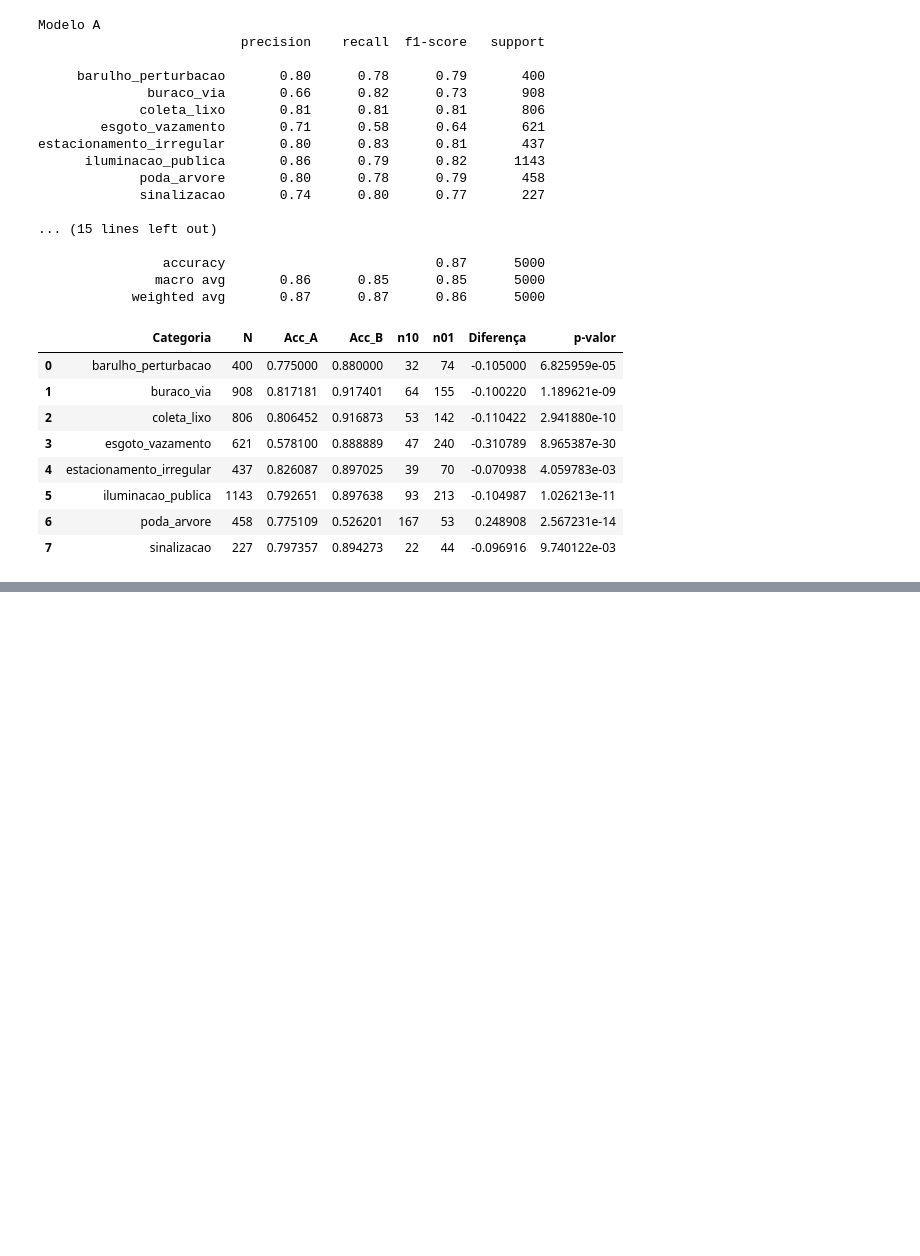
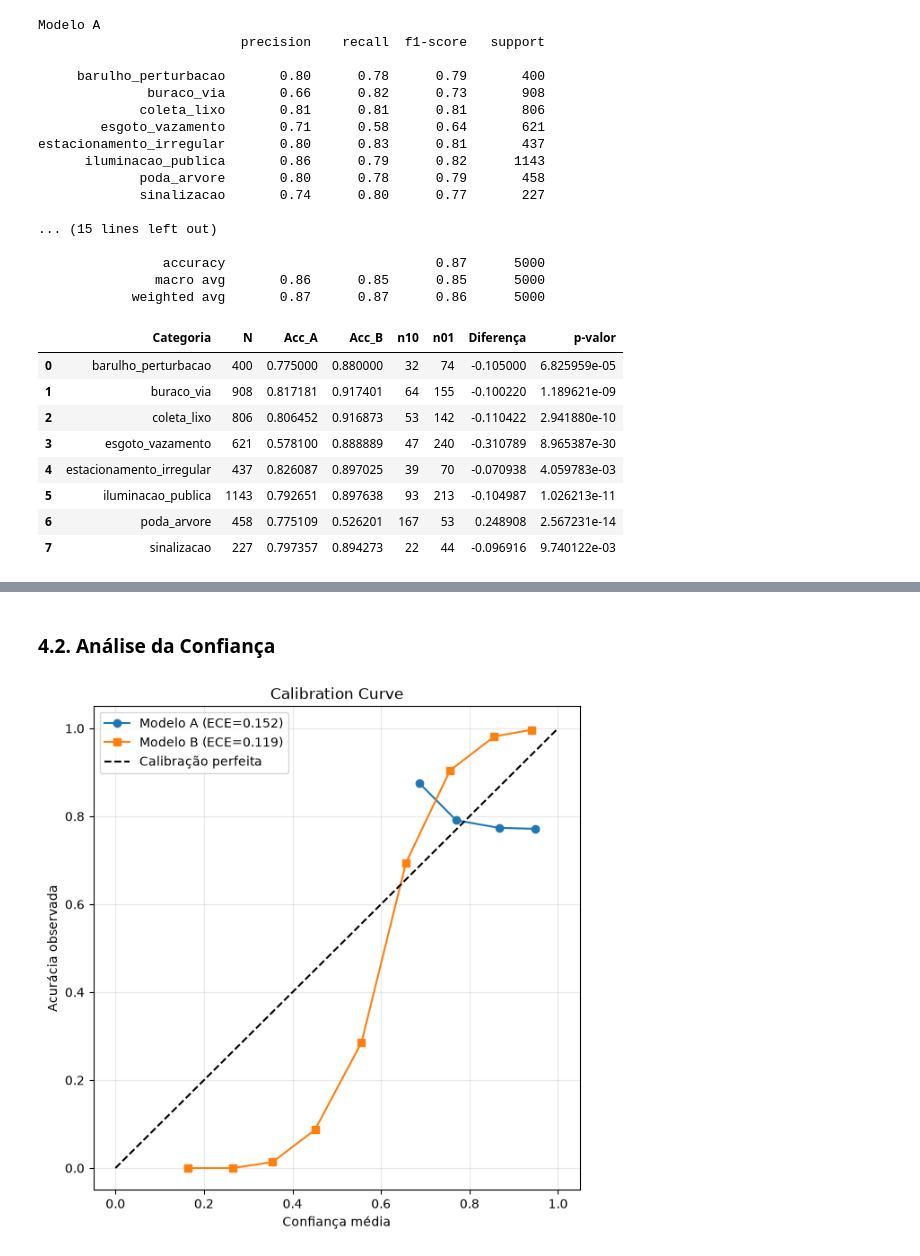
Before and after one commit to Mitysuo/desafio-cientista-dados-junior-ia-pref, a Jupyter notebook: notebooks/03_comparacao_e_recomendacao.ipynb, the cells around one changed output, grey strips where cells are left out. Cells and saved outputs as stored; diff of their text form; code cells hidden in the pictures; blank space fills up the shorter version.

Commit message:
Adição da Análse de Confiança

```diff
--- a/notebooks/03_comparacao_e_recomendacao.ipynb
+++ b/notebooks/03_comparacao_e_recomendacao.ipynb
@@ -162,0 +200,2 @@ resultado_categoria
+# %% [markdown]
+### 4.2. Análise da Confiança
@@ -162,0 +233,48 @@ resultado_categoria
+# %%
+y_a = (df["pred_modelo_a"] == df["categoria_real"]).astype(int)
+y_b = (df["pred_modelo_b"] == df["categoria_real"]).astype(int)
+
+prob_a = df["conf_modelo_a"]
+prob_b = df["conf_modelo_b"]
+
+acc_a, conf_a = calibration_curve(
+    y_a,
+    prob_a,
+    n_bins=10,
+    strategy="uniform"
+)
+
+acc_b, conf_b = calibration_curve(
+    y_b,
+    prob_b,
+    n_bins=10,
+    strategy="uniform"
+)
+
+plt.figure(figsize=(7,7))
+
+plt.plot(
+    conf_a,
+    acc_a,
+    marker="o",
+    label=f"Modelo A (ECE={ece_a:.3f})"
+)
+
+plt.plot(
+    conf_b,
+    acc_b,
+    marker="s",
+    label=f"Modelo B (ECE={ece_b:.3f})"
+)
+
+plt.plot([0,1], [0,1], "--", color="black", label="Calibração perfeita")
+
+plt.xlabel("Confiança média")
+plt.ylabel("Acurácia observada")
+plt.title("Calibration Curve")
+plt.legend()
+plt.grid(alpha=0.3)
+
+plt.show()
+# %% [output]
+[figure, added]
```
Also changed, not shown: parts of 7 cells of this notebook.
